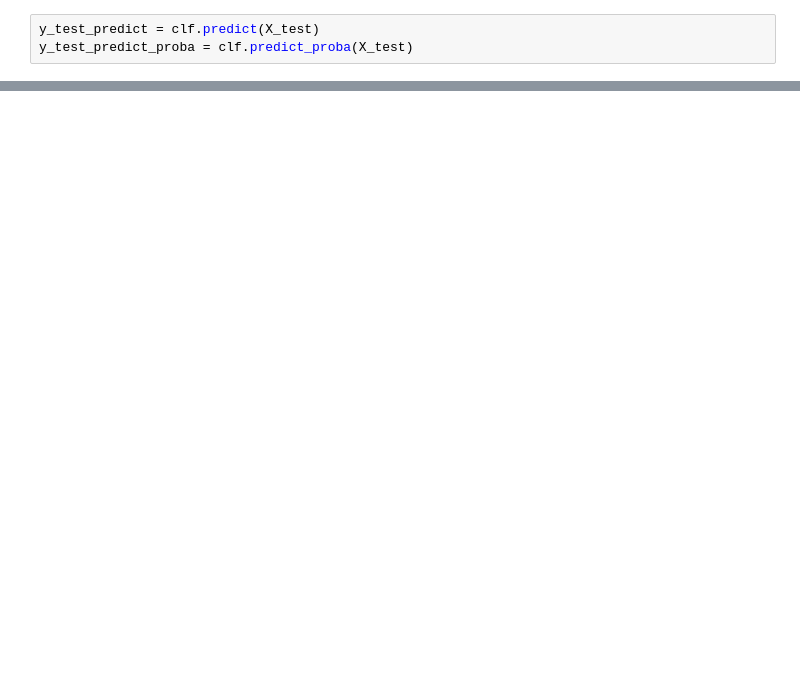
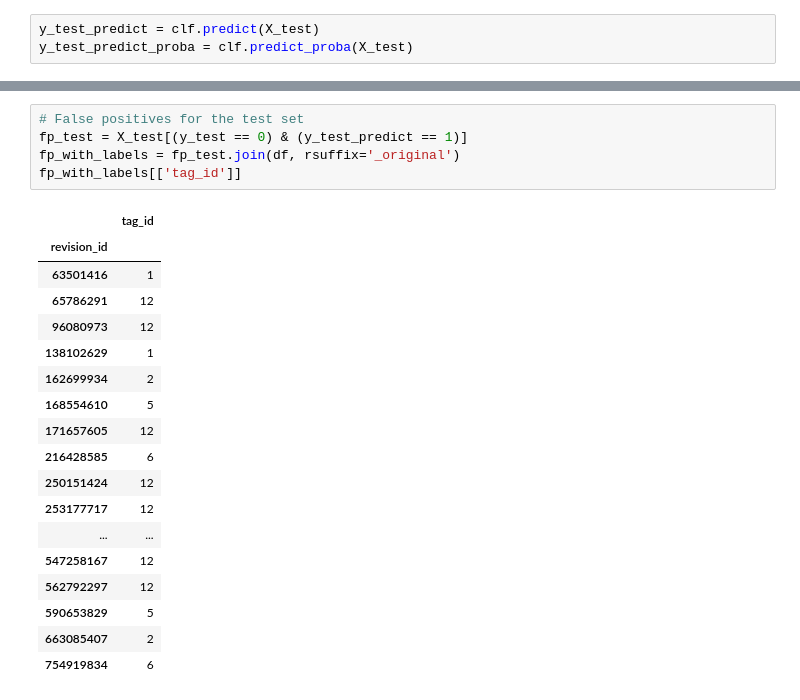
Before and after one commit to HPI-Information-Systems/wikipediatablevandalism, a Jupyter notebook: vandalism-classifier/single_label_classifier.ipynb, the cells around one changed output, grey strips where cells are left out. Drawn from its saved outputs; the diff is of its cells as text; blank space fills up the shorter version.

```diff
--- a/vandalism-classifier/single_label_classifier.ipynb
+++ b/vandalism-classifier/single_label_classifier.ipynb
@@ -369,0 +382,24 @@ for tag in [1, 2, 3, 5, 6, 9, 11]:
+# %%
+# False positives for the test set
+fp_test = X_test[(y_test == 0) & (y_test_predict == 1)]
+fp_with_labels = fp_test.join(df, rsuffix='_original')
+fp_with_labels[['tag_id']]
+# %% [output]
+|  | tag_id |
+| revision_id |  |
+| 63501416 | 1 |
+| 65786291 | 12 |
+| 96080973 | 12 |
+| 138102629 | 1 |
+| 162699934 | 2 |
+| 168554610 | 5 |
+| 171657605 | 12 |
+| 216428585 | 6 |
+| 250151424 | 12 |
+| 253177717 | 12 |
+| ... | ... |
+| 547258167 | 12 |
+| 562792297 | 12 |
+| 590653829 | 5 |
+| 663085407 | 2 |
+| 754919834 | 6 |
```
Also changed, not shown: parts of 18 cells of this notebook, 1 other file.
